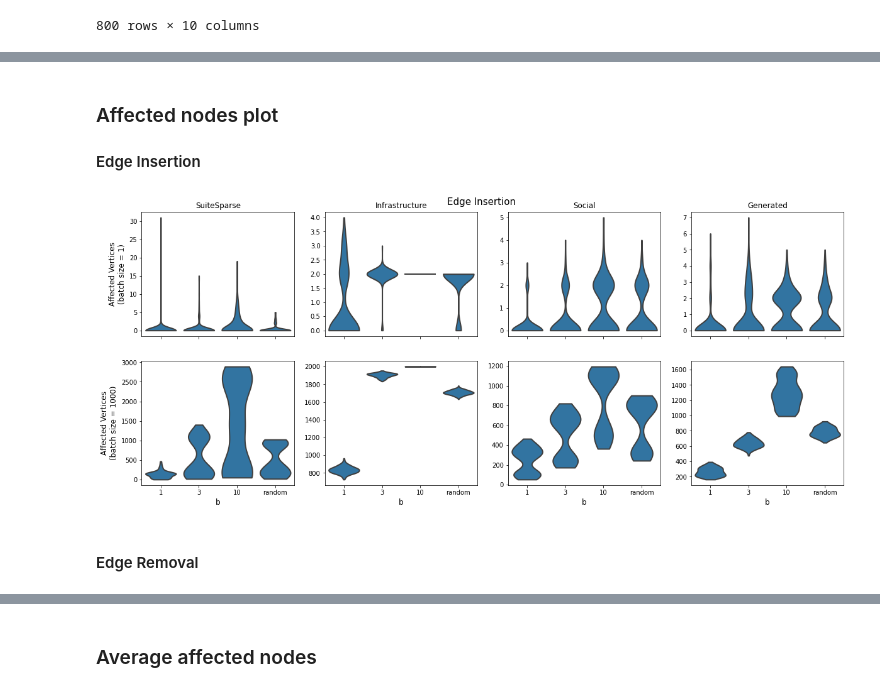
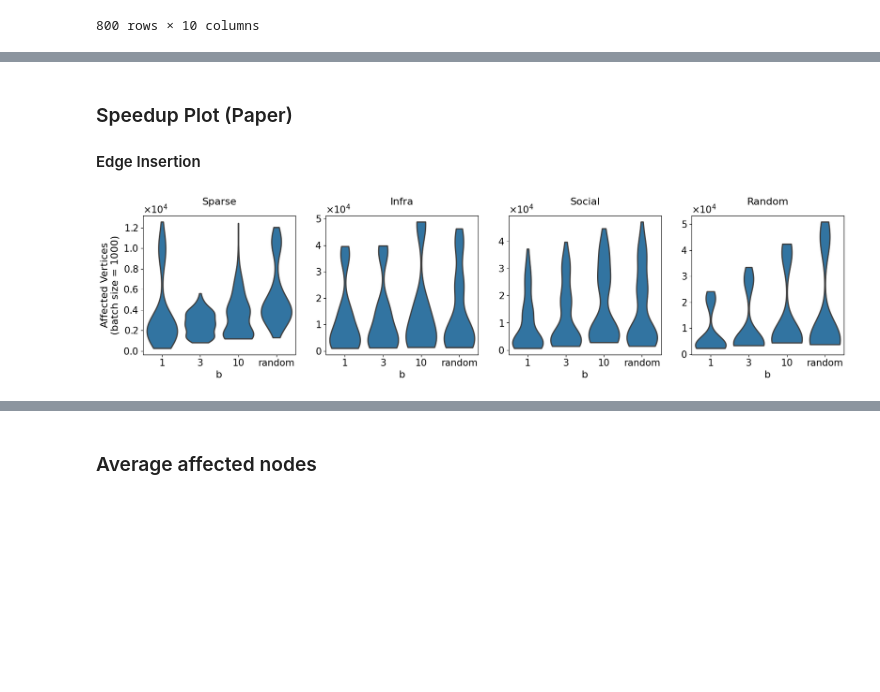
Before and after one commit to hu-macsy/cn-2024-dynamic-b-suitor-experiments, a Jupyter notebook: Evaluation.ipynb, the cells around one changed output, grey strips where cells are left out. Drawn from its saved outputs; the diff is of its cells as text; code cells hidden in the pictures; blank space fills up the shorter version.

```diff
--- a/Evaluation.ipynb
+++ b/Evaluation.ipynb
@@ -7,6 +12,13 @@ import matplotlib as mpl
 import numpy as np
 # %%
 cfg = simexpal.config_for_dir("./")
+# %%
+TITLE_SIZE = 16
+TICK_SIZE = 15
+LABEL_SIZE = 16
+
+plt.rc('xtick', labelsize=TICK_SIZE)    # fontsize of the tick labels
+plt.rc('ytick', labelsize=TICK_SIZE)
 # %% [markdown]
 ## Sequential
 # %%
@@ -112,6 +114,6 @@ See the caveats in the documentation: https://pandas.pydata.org/pandas-docs/stab
 # %%
 # Plotting function
-def plotter(localDf, column, op = None, rows = ['10e0','10e1','10e2','10e3']):
+def plotter(localDf, column, op = None, rows = ['10e0','10e1','10e2','10e3'], single = False):
     y = 0
     found = False
     for idx, val in enumerate(rows):
@@ -126,31 +128,30 @@ def plotter(localDf, column, op = None, rows = ['10e0','10e1','10e2','10e3']):
             localQuery = localDf.query('group == @val and operation == @op')
         else:
             localQuery = localDf.query('group == @val')
-        sns.violinplot(x=localQuery['b'].sum(), y=localQuery[column].sum(), bw_adjust=1.2, inner=None, linewidth=2, cut=0, density_norm="count", ax=axs[y, i], order=[ '1', '3', '10', 'random'])
+        if single:
+            sns.violinplot(x=localQuery['b'].sum(), y=localQuery[column].sum(), bw_adjust=1.2, inner=None, linewidth=2, cut=0, density_norm="count", ax=axs[i], order=[ '1', '3', '10', 'random'])
+        else:
+            sns.violinplot(x=localQuery['b'].sum(), y=localQuery[column].sum(), bw_adjust=1.2, inner=None, linewidth=2, cut=0, density_norm="count", ax=axs[y, i], order=[ '1', '3', '10', 'random'])
 # %% [markdown]
-### Affected nodes plot
+### Speedup Plot (Paper)
 
 #### Edge Insertion
 # %%
-fig, axs = plt.subplots(2, 4, figsize=(20, 8), sharex='all')
+fig, axs = plt.subplots(1, 4, figsize=(20, 4), sharex='all')
 
-cols = ['{}'.format(col) for col in ['SuiteSparse', 'Infrastructure', 'Social', 'Generated']]
+cols = ['{}'.format(col) for col in ['Sparse', 'Infra', 'Social', 'Random']]
 rows = ['{}'.format(col) for col in ['Affected Vertices\n(batch size = 1)', 'Affected Vertices\n(batch size = 10)', 'Affected Vertices\n(batch size = 100)', 'Affected Vertices\n(batch size = 1000)']]
 
-for ax, col in zip(axs[0], cols):
-    ax.set_title(col)
+for ax, col in zip(axs, cols):
+    ax.set_title(col, y=1.05, fontsize=TITLE_SIZE)
 
-axs[0,0].set_ylabel(rows[0], rotation=90, fontsize=12, labelpad=5)
-axs[1,0].set_ylabel(rows[3], rotation=90, fontsize=12, labelpad=5)
+axs[0].set_ylabel(rows[3], rotation=90, fontsize=LABEL_SIZE, labelpad=5)
 
-for ax in axs[1,:]:
-    ax.set_xlabel('b', fontsize=12)
+for ax in axs[:]:
+    ax.set_xlabel('b', fontsize=LABEL_SIZE)
+    ax.ticklabel_format(axis='y', style='sci', scilimits=(0,0), useMathText=True)
 
-fig.suptitle("Edge Insertion", y=0.92, fontsize=15)
-
-df_affected.groupby('batch_size').apply(plotter, op = 'insert', column = 'affected_nodes', rows=['10e0','10e3'])
-plt.savefig('./plots/affected_insertion.pdf', format="pdf", bbox_inches='tight')
+df_speedup.groupby('batch_size').apply(plotter, op = 'insert', column = 'speedup', rows=['10e3'], single = True)
+plt.savefig('./plots/speedup_insertion.pdf', format="pdf", bbox_inches='tight')
 # %% [output]
-[figure, old version]
+[figure, new version]
-# %% [markdown]
-#### Edge Removal
```
Also changed, not shown: parts of 17 cells of this notebook.
